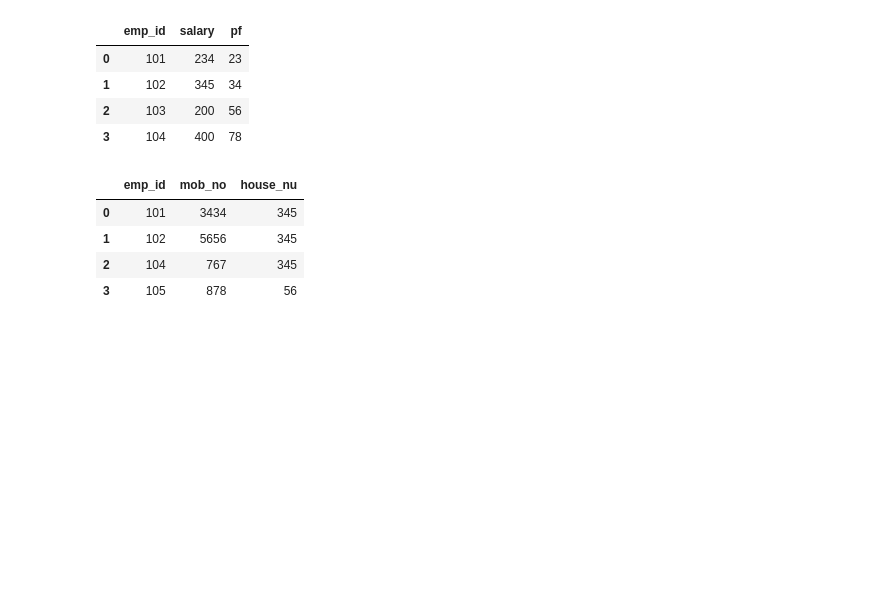
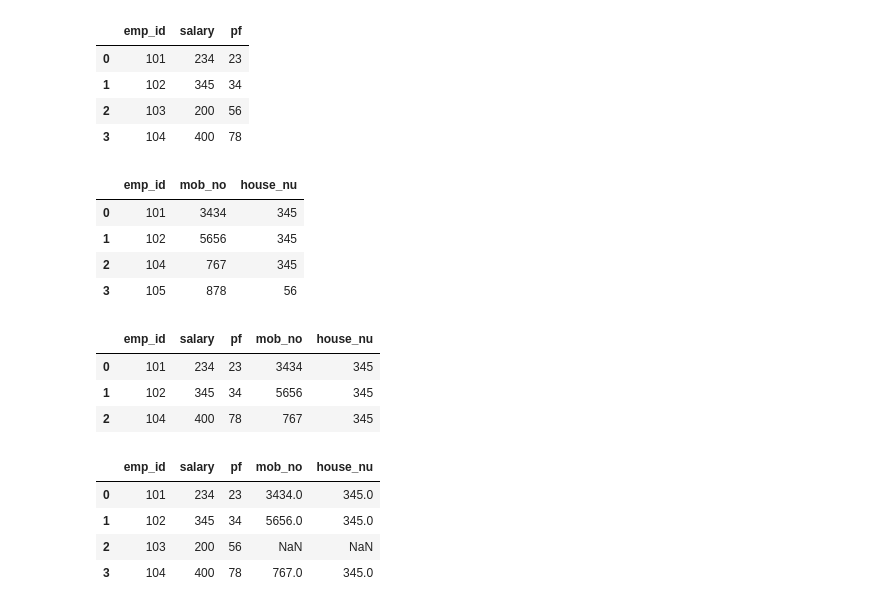
Before and after one commit to pranshuchaurasia/data-science-bootcamp, a Jupyter notebook: python-advanced/pandas class 3.ipynb, the cells around one changed output. Drawn from its saved outputs; the diff is of its cells as text; code cells hidden in the pictures; blank space fills up the shorter version.

```diff
--- a/python-advanced/pandas class 3.ipynb
+++ b/python-advanced/pandas class 3.ipynb
@@ -123,3 +123,18 @@ df5
 | 1 | 102 | 5656 | 345 |
 | 2 | 104 | 767 | 345 |
 | 3 | 105 | 878 | 56 |
+# %%
+pd.merge(df4,df5)
+# %% [output]
+|  | emp_id | salary | pf | mob_no | house_nu |
+| 0 | 101 | 234 | 23 | 3434 | 345 |
+| 1 | 102 | 345 | 34 | 5656 | 345 |
+| 2 | 104 | 400 | 78 | 767 | 345 |
+# %%
+    pd.merge(df4,df5 ,  how ='left')
+# %% [output]
+|  | emp_id | salary | pf | mob_no | house_nu |
+| 0 | 101 | 234 | 23 | 3434.0 | 345.0 |
+| 1 | 102 | 345 | 34 | 5656.0 | 345.0 |
+| 2 | 103 | 200 | 56 | NaN | NaN |
+| 3 | 104 | 400 | 78 | 767.0 | 345.0 |
```
Also changed, not shown: parts of 25 cells of this notebook.
